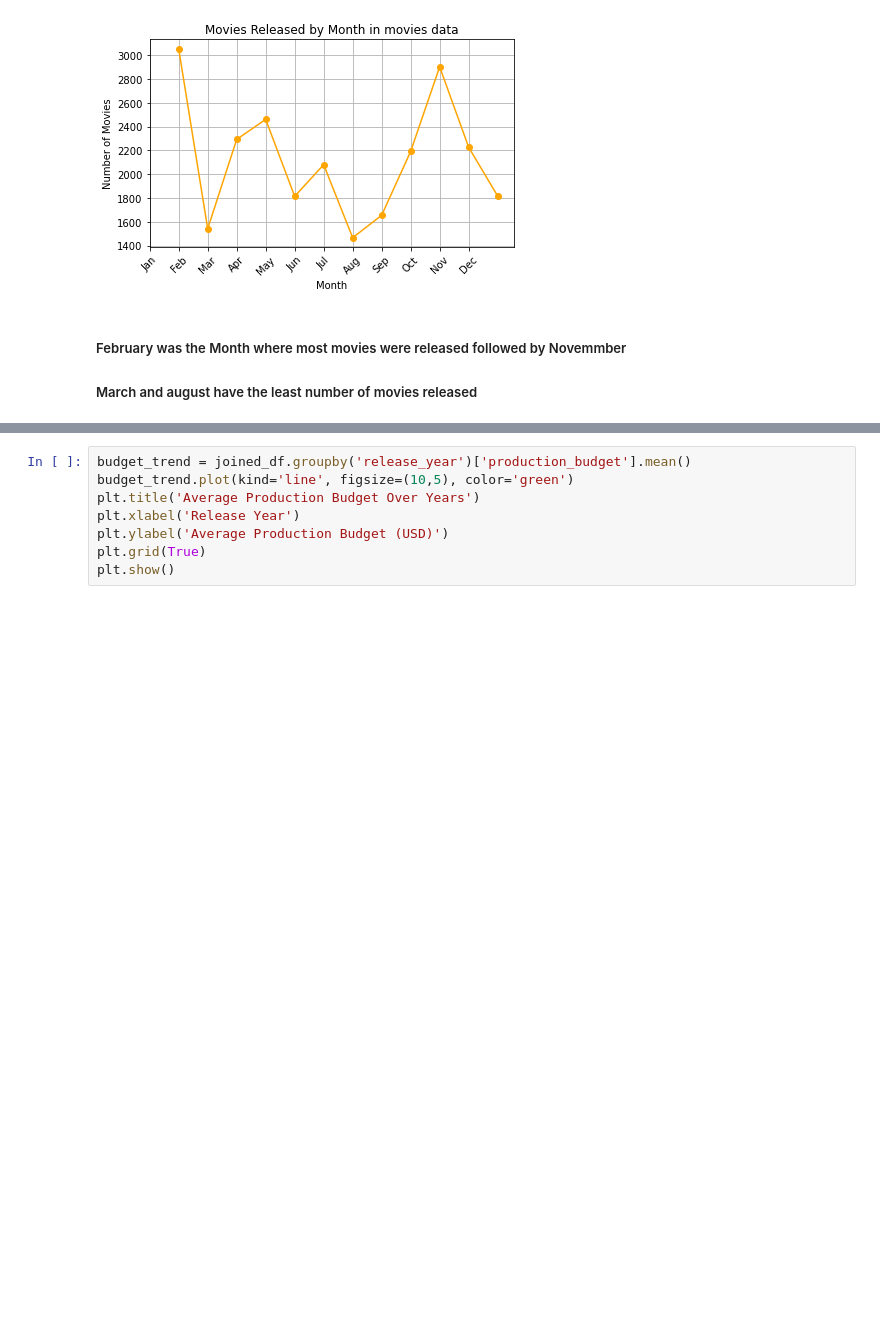
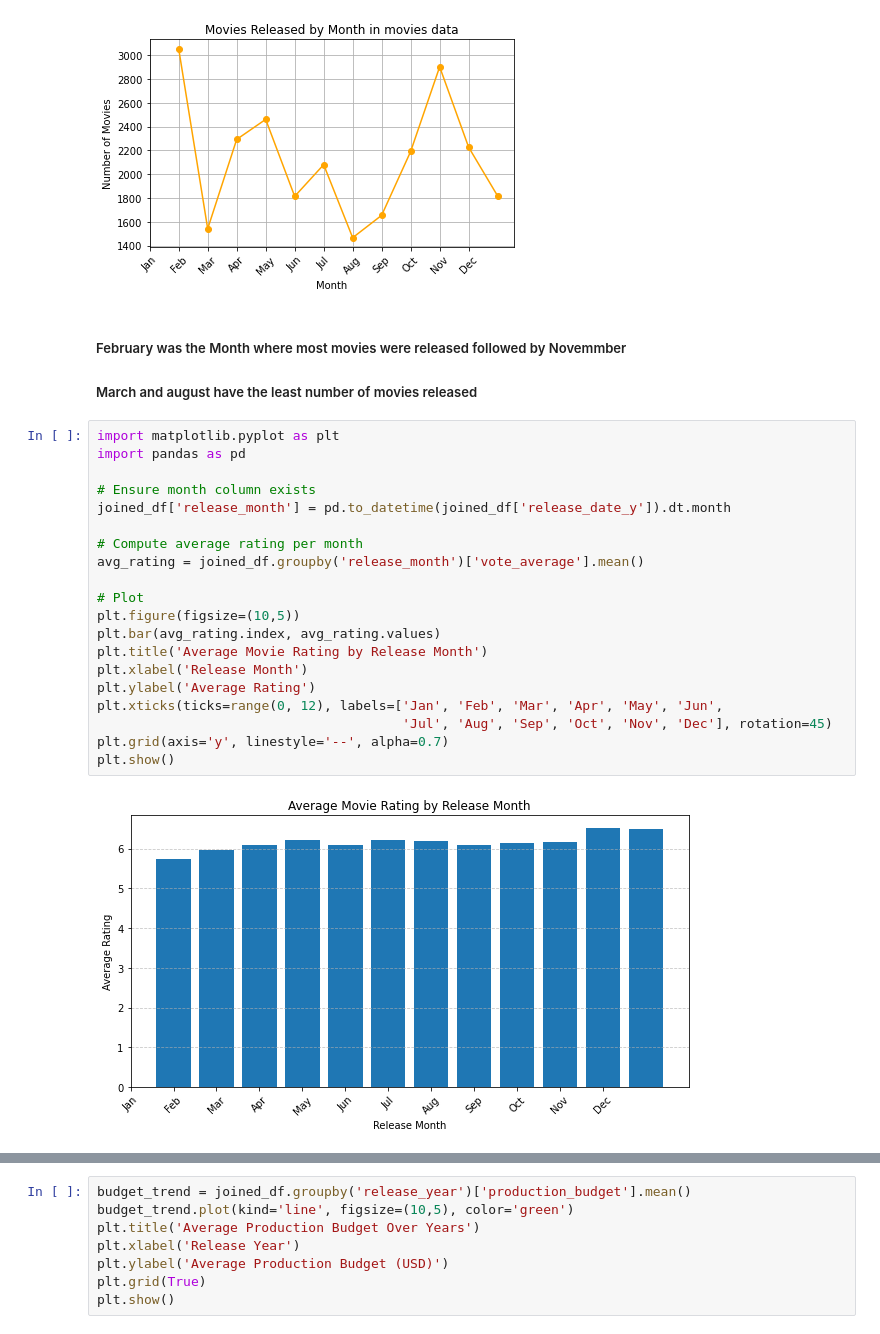
Before and after one commit to Graham-49/Phase2-project, a Jupyter notebook: notebooks/Sharon.ipynb, the cells around one changed output, grey strips where cells are left out. Saved outputs shown, nothing was run; the diff lists cells and outputs as text; blank space fills up the shorter version.

```diff
--- a/notebooks/Sharon.ipynb
+++ b/notebooks/Sharon.ipynb
@@ -324,3 +336,25 @@ plt.show()
 # %% [markdown]
 ##### February was the Month where most movies were released followed by Novemmber
 ##### March and august have the least number of movies released
+# %%
+import matplotlib.pyplot as plt
+import pandas as pd
+
+# Ensure month column exists
+joined_df['release_month'] = pd.to_datetime(joined_df['release_date_y']).dt.month
+
+# Compute average rating per month
+avg_rating = joined_df.groupby('release_month')['vote_average'].mean()
+
+# Plot
+plt.figure(figsize=(10,5))
+plt.bar(avg_rating.index, avg_rating.values)
+plt.title('Average Movie Rating by Release Month')
+plt.xlabel('Release Month')
+plt.ylabel('Average Rating')
+plt.xticks(ticks=range(0, 12), labels=['Jan', 'Feb', 'Mar', 'Apr', 'May', 'Jun',
+                                       'Jul', 'Aug', 'Sep', 'Oct', 'Nov', 'Dec'], rotation=45)
+plt.grid(axis='y', linestyle='--', alpha=0.7)
+plt.show()
+# %% [output]
+[figure, added]
```
Also changed, not shown: parts of 6 cells of this notebook, 1 other file.
